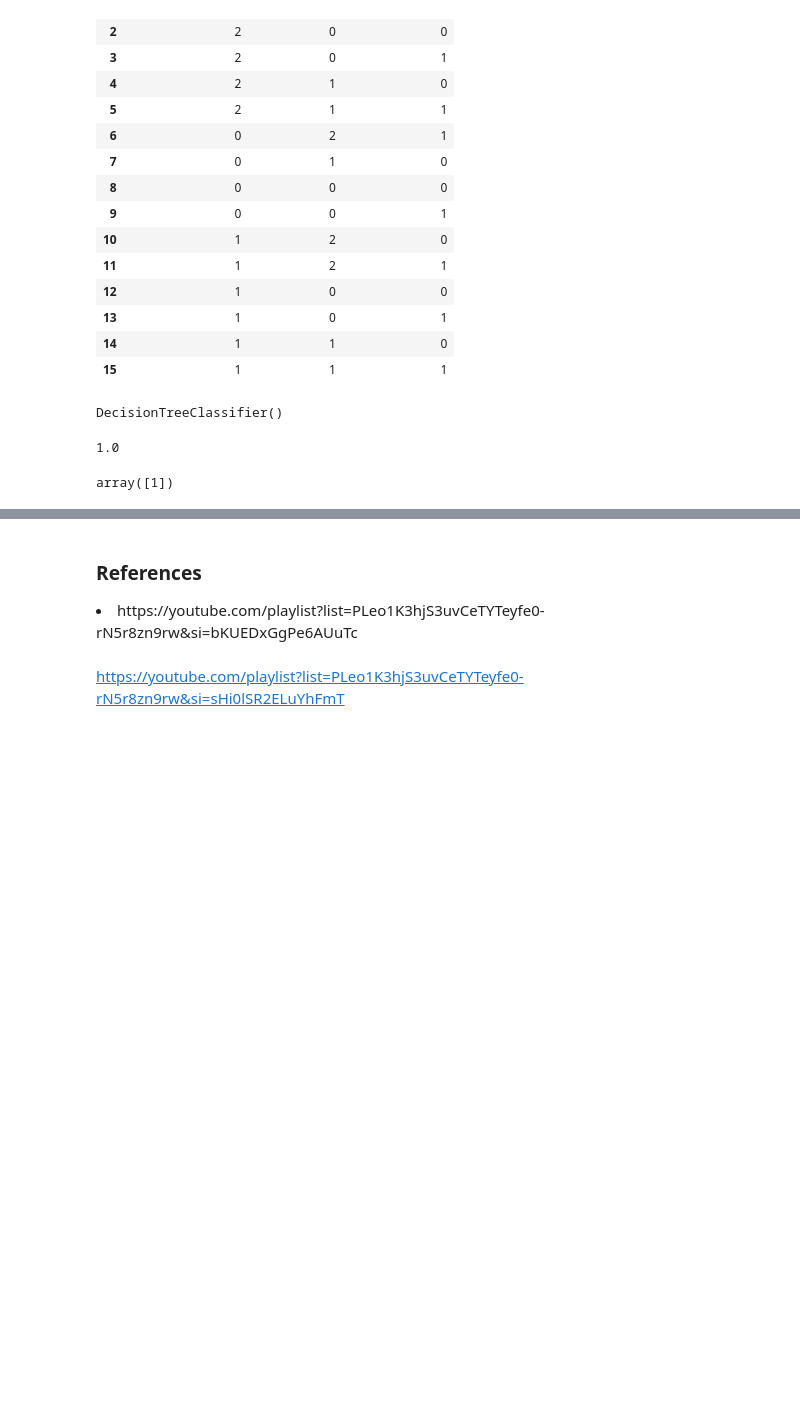
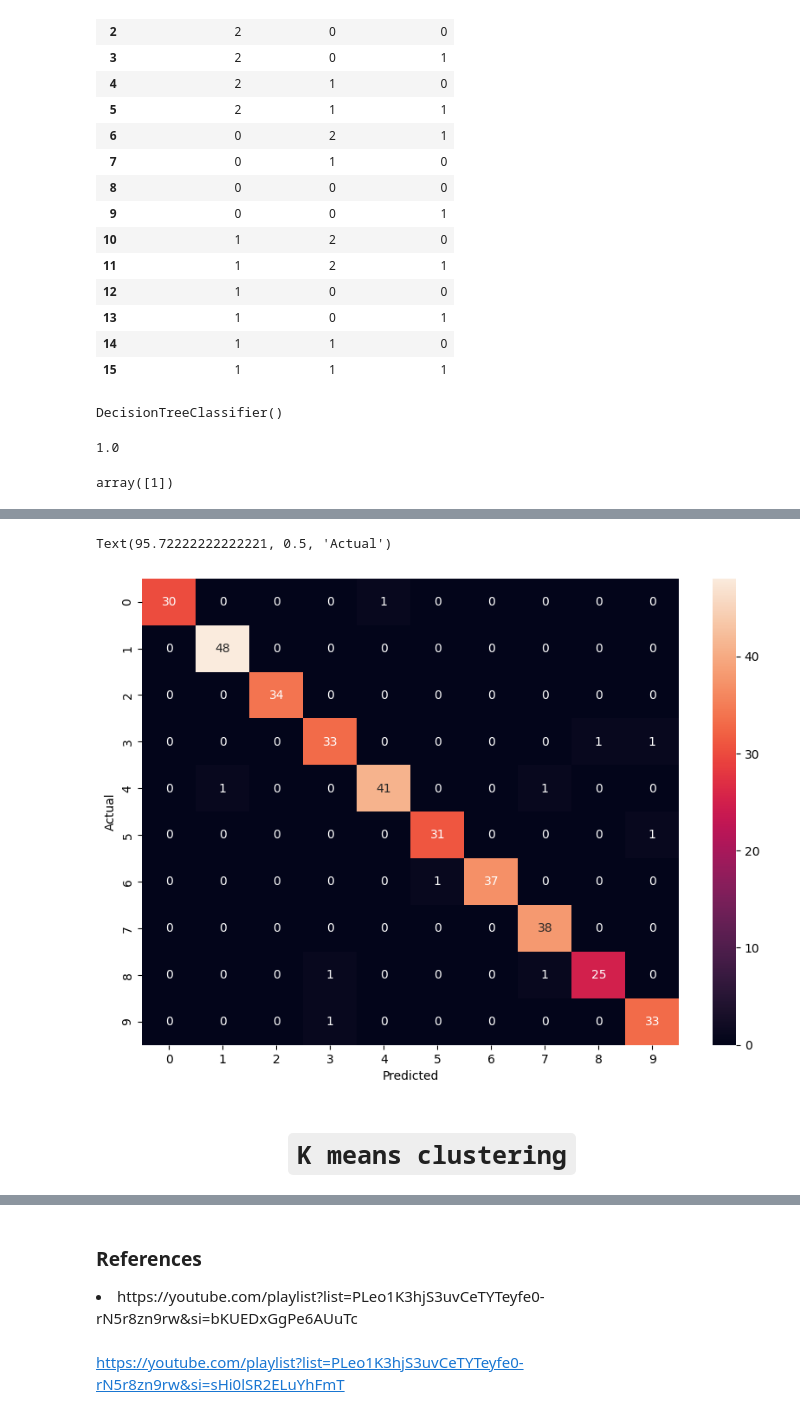
Before and after one commit to prajeeshr/MachineLearning, a Jupyter notebook: Machine Learning Basics/ML 101.ipynb, the cells around one changed output, grey strips where cells are left out. Saved outputs shown, nothing was run; the diff lists cells and outputs as text; code cells hidden in the pictures; blank space fills up the shorter version.

Commit message:
Random forest and K means clustering

```diff
--- a/Machine Learning Basics/ML 101.ipynb
+++ b/Machine Learning Basics/ML 101.ipynb
@@ -367,0 +414,7 @@ array([1])
+# %%
+x = df.drop(columns = ['target'], axis='columns')
+Y = df.target
+xtrain, xtest, ytrain, ytest = train_test_split(x, Y, test_size=0.2, random_state=77)
+# %%
+model = RandomForestClassifier()
+model.fit(xtrain, ytrain)
@@ -367,0 +427,3 @@ array([1])
+# %%
+prediction = model.predict(xtest)
+prediction
@@ -367,0 +448,3 @@ array([1])
+# %%
+cm = confusion_matrix(ytest,prediction)
+cm
@@ -367,0 +462,10 @@ array([1])
+# %%
+plt.figure(figsize=(10,7))
+sns.heatmap(cm,annot=True,)
+plt.xlabel("Predicted")
+plt.ylabel("Actual")
+# %% [output]
+Text(95.72222222222221, 0.5, 'Actual')
+[figure, added]
+# %% [markdown]
+# <center> `K means clustering`
```
Also changed, not shown: parts of 27 cells of this notebook.
